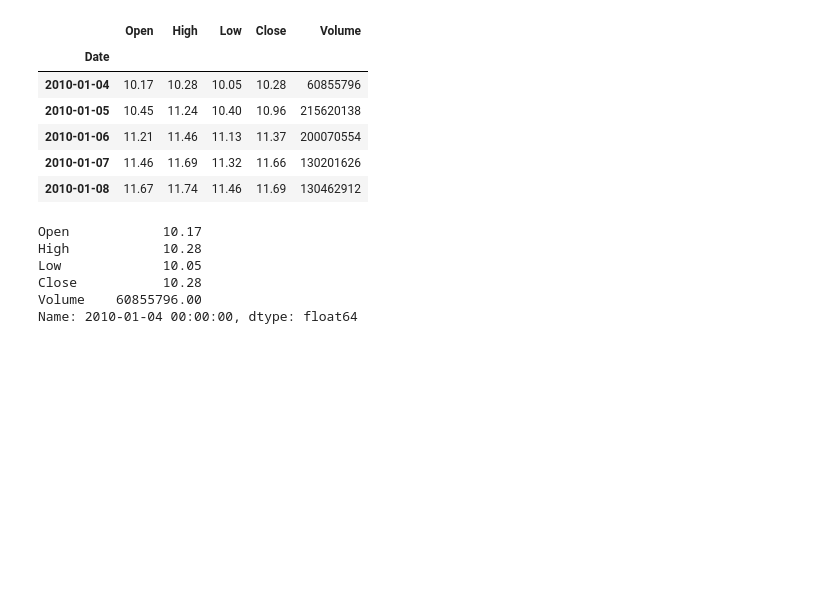
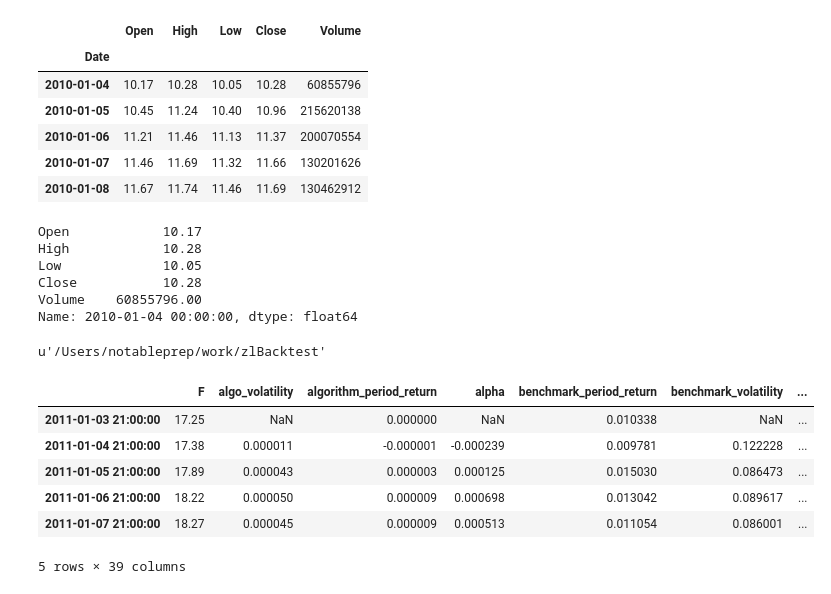
Before and after one commit to ChrisIJH/zlBacktest, a Jupyter notebook: test.ipynb, the cells around one changed output. Saved outputs shown, nothing was run; the diff lists cells and outputs as text; code cells hidden in the pictures; blank space fills up the shorter version.

```diff
--- a/test.ipynb
+++ b/test.ipynb
@@ -449,3 +449,7 @@ Low             10.05
 Close           10.28
 Volume    60855796.00
 Name: 2010-01-04 00:00:00, dtype: float64
+# %%
+pwd
+# %% [output]
+u'/Users/notableprep/work/zlBacktest'
@@ -451,0 +460,10 @@ Name: 2010-01-04 00:00:00, dtype: float64
+# %%
+F.head()
+# %% [output]
+|  | F | algo_volatility | algorithm_period_return | alpha | benchmark_period_return | benchmark_volatility | ... |
+| 2011-01-03 21:00:00 | 17.25 | NaN | 0.000000 | NaN | 0.010338 | NaN | ... |
+| 2011-01-04 21:00:00 | 17.38 | 0.000011 | -0.000001 | -0.000239 | 0.009781 | 0.122228 | ... |
+| 2011-01-05 21:00:00 | 17.89 | 0.000043 | 0.000003 | 0.000125 | 0.015030 | 0.086473 | ... |
+| 2011-01-06 21:00:00 | 18.22 | 0.000050 | 0.000009 | 0.000698 | 0.013042 | 0.089617 | ... |
+| 2011-01-07 21:00:00 | 18.27 | 0.000045 | 0.000009 | 0.000513 | 0.011054 | 0.086001 | ... |
+5 rows × 39 columns
```
Also changed, not shown: parts of 5 cells of this notebook, 6 other files.
